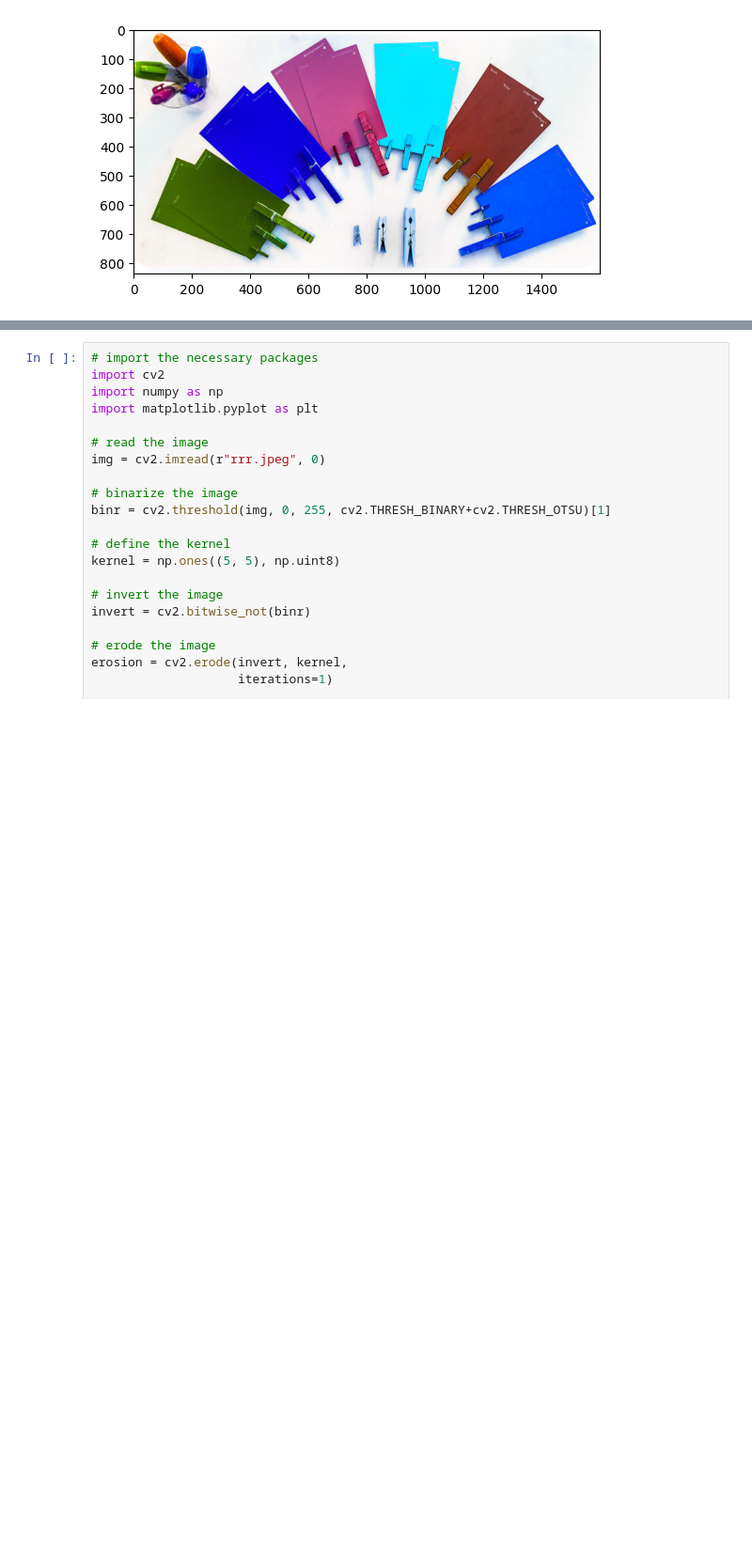
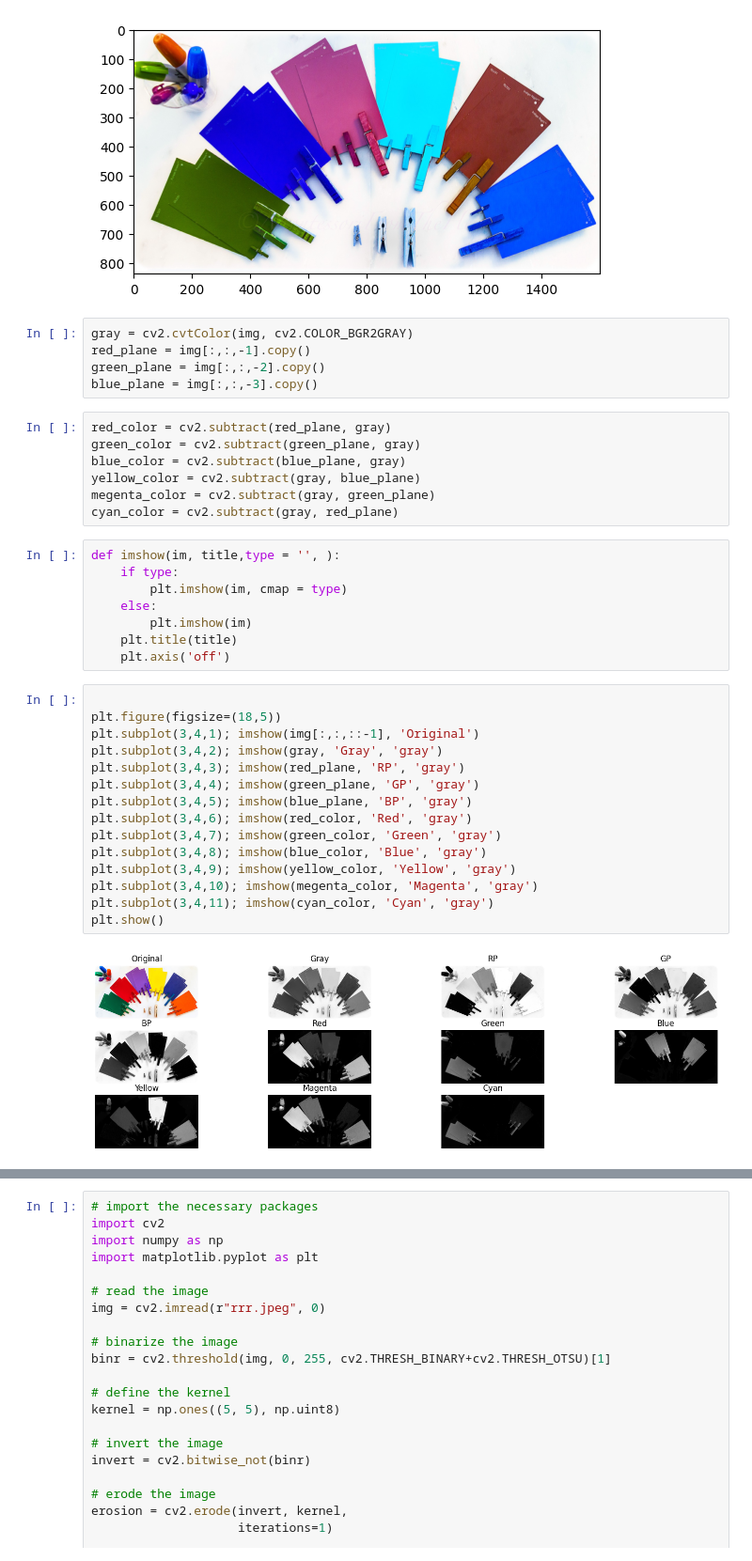
Before and after one commit to RITISAHU/ITS-2, a Jupyter notebook: day-12.ipynb, the cells around one changed output, grey strips where cells are left out. Shown at 94% size. Cells and saved outputs as stored; diff of their text form; blank space fills up the shorter version.

```diff
--- a/day-12.ipynb
+++ b/day-12.ipynb
@@ -36,3 +36,40 @@ plt.imshow(img)
 # %% [output]
 <matplotlib.image.AxesImage at 0x...>
 [figure]
+# %%
+gray = cv2.cvtColor(img, cv2.COLOR_BGR2GRAY)
+red_plane = img[:,:,-1].copy()
+green_plane = img[:,:,-2].copy()
+blue_plane = img[:,:,-3].copy()
+# %%
+red_color = cv2.subtract(red_plane, gray)
+green_color = cv2.subtract(green_plane, gray)
+blue_color = cv2.subtract(blue_plane, gray)
+yellow_color = cv2.subtract(gray, blue_plane)
+megenta_color = cv2.subtract(gray, green_plane)
+cyan_color = cv2.subtract(gray, red_plane)
+# %%
+def imshow(im, title,type = '', ):
+    if type:
+        plt.imshow(im, cmap = type)
+    else:
+        plt.imshow(im)
+    plt.title(title)
+    plt.axis('off')
+# %%
+
+plt.figure(figsize=(18,5))
+plt.subplot(3,4,1); imshow(img[:,:,::-1], 'Original')
+plt.subplot(3,4,2); imshow(gray, 'Gray', 'gray')
+plt.subplot(3,4,3); imshow(red_plane, 'RP', 'gray')
+plt.subplot(3,4,4); imshow(green_plane, 'GP', 'gray')
+plt.subplot(3,4,5); imshow(blue_plane, 'BP', 'gray')
+plt.subplot(3,4,6); imshow(red_color, 'Red', 'gray')
+plt.subplot(3,4,7); imshow(green_color, 'Green', 'gray')
+plt.subplot(3,4,8); imshow(blue_color, 'Blue', 'gray')
+plt.subplot(3,4,9); imshow(yellow_color, 'Yellow', 'gray')
+plt.subplot(3,4,10); imshow(megenta_color, 'Magenta', 'gray')
+plt.subplot(3,4,11); imshow(cyan_color, 'Cyan', 'gray')
+plt.show()
+# %% [output]
+[figure, added]
```
Also changed, not shown: parts of 6 cells of this notebook.
